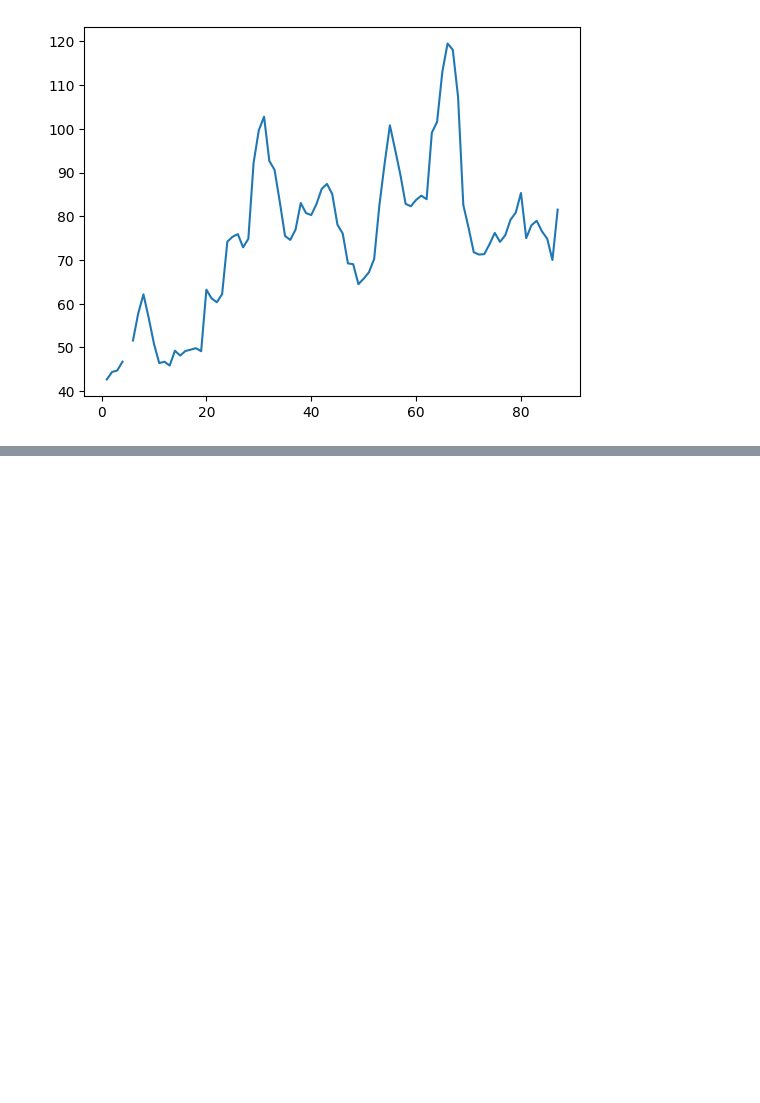
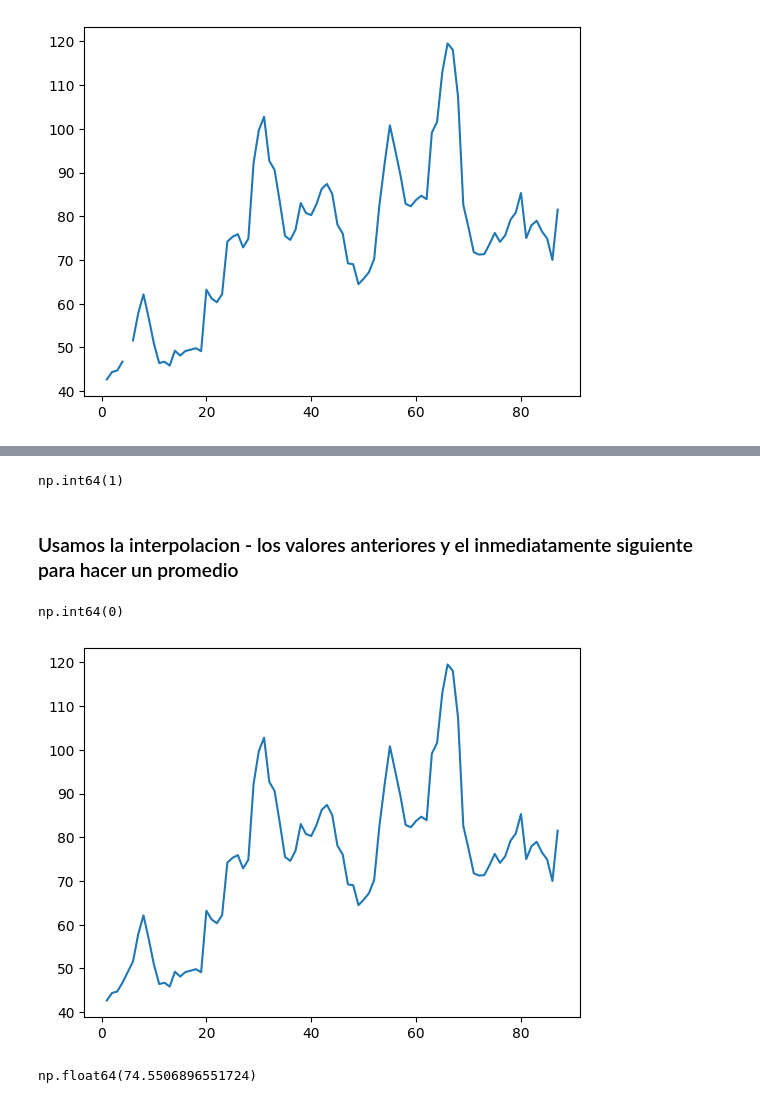
Before and after one commit to LejImkoaj/numpy-analisis-con-python, a Jupyter notebook: numpy.ipynb, the cells around one changed output, grey strips where cells are left out. Saved outputs shown, nothing was run; the diff lists cells and outputs as text; code cells hidden in the pictures; blank space fills up the shorter version.

Commit message:
tretando datos nulos

```diff
--- a/numpy.ipynb
+++ b/numpy.ipynb
@@ -146,0 +219,21 @@ plt.plot(fechas, kaliningrado);
+# %%
+np.sum(np.isnan(kaliningrado)) # Contar cuantos valores son NaN
+# %% [output]
+np.int64(1)
+# %% [markdown]
+### Usamos la interpolacion - los valores anteriores y el inmediatamente siguiente para hacer un promedio
+# %%
+kaliningrado[4] = (kaliningrado[3] + kaliningrado[5]) / 2  # Promedio de los valores no nulos cercanos
+                                                           # Asignar el valor promedio al valor NaN
+# %%
+np.sum(np.isnan(kaliningrado))
+# %% [output]
+np.int64(0)
+# %%
+plt.plot(fechas, kaliningrado);
+# %% [output]
+[figure, added]
+# %%
+np.mean(kaliningrado)
+# %% [output]
+np.float64(74.5506896551724)
```
Also changed, not shown: parts of 14 cells of this notebook.
